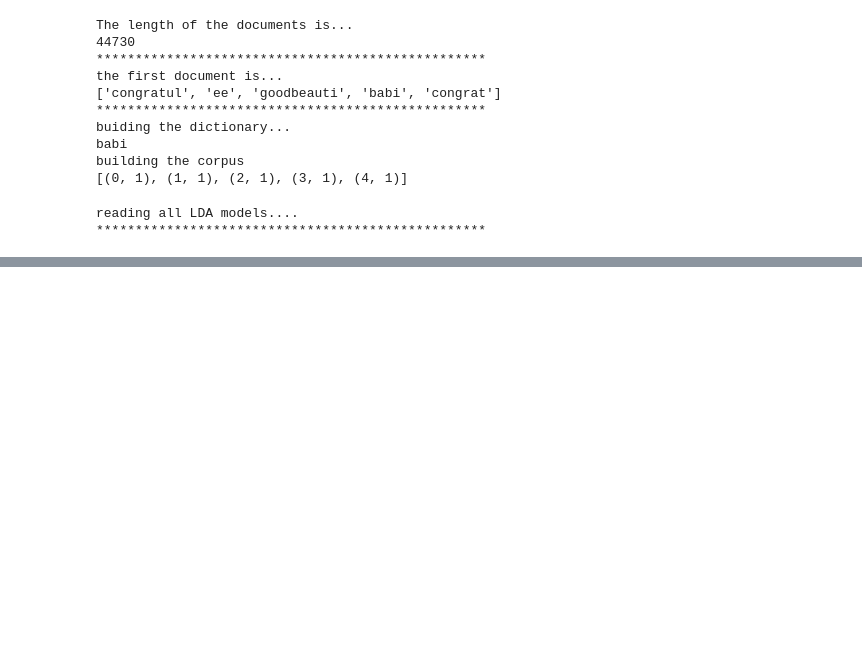
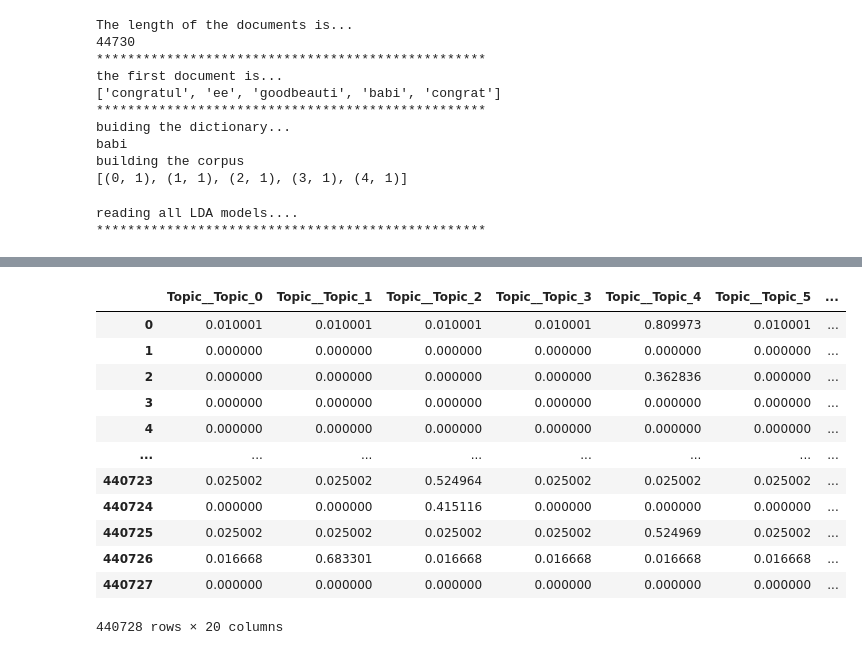
Before and after one commit to tawfiqam/Parenting_Throwaway_CSCW_2019, a Jupyter notebook: Daddit_LDA.ipynb, the cells around one changed output, grey strips where cells are left out. Cells and saved outputs as stored; diff of their text form; code cells hidden in the pictures; blank space fills up the shorter version.

```diff
--- a/Daddit_LDA.ipynb
+++ b/Daddit_LDA.ipynb
@@ -261,0 +339,18 @@ for i in range(0,len(model_list)):
+# %%
+topic_bow.columns = ['Topic__' + str(col) for col in topic_bow.columns]
+# %%
+topic_bow
+# %% [output]
+|  | Topic__Topic_0 | Topic__Topic_1 | Topic__Topic_2 | Topic__Topic_3 | Topic__Topic_4 | Topic__Topic_5 | ... |
+| 0 | 0.010001 | 0.010001 | 0.010001 | 0.010001 | 0.809973 | 0.010001 | ... |
+| 1 | 0.000000 | 0.000000 | 0.000000 | 0.000000 | 0.000000 | 0.000000 | ... |
+| 2 | 0.000000 | 0.000000 | 0.000000 | 0.000000 | 0.362836 | 0.000000 | ... |
+| 3 | 0.000000 | 0.000000 | 0.000000 | 0.000000 | 0.000000 | 0.000000 | ... |
+| 4 | 0.000000 | 0.000000 | 0.000000 | 0.000000 | 0.000000 | 0.000000 | ... |
+| ... | ... | ... | ... | ... | ... | ... | ... |
+| 440723 | 0.025002 | 0.025002 | 0.524964 | 0.025002 | 0.025002 | 0.025002 | ... |
+| 440724 | 0.000000 | 0.000000 | 0.415116 | 0.000000 | 0.000000 | 0.000000 | ... |
+| 440725 | 0.025002 | 0.025002 | 0.025002 | 0.025002 | 0.524969 | 0.025002 | ... |
+| 440726 | 0.016668 | 0.683301 | 0.016668 | 0.016668 | 0.016668 | 0.016668 | ... |
+| 440727 | 0.000000 | 0.000000 | 0.000000 | 0.000000 | 0.000000 | 0.000000 | ... |
+440728 rows × 20 columns
```
Also changed, not shown: parts of 20 cells of this notebook, 3 other files.
